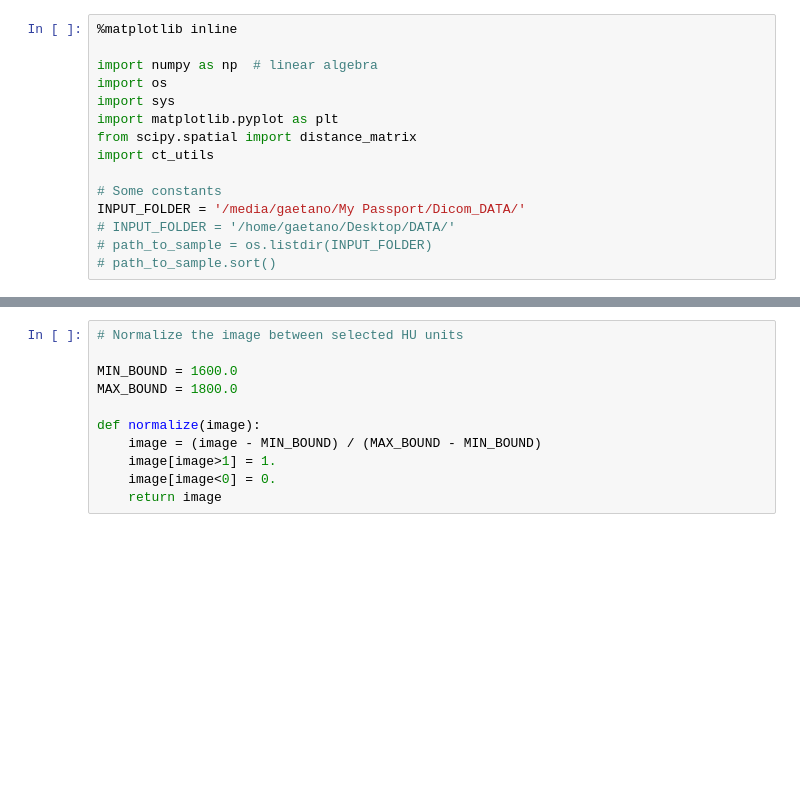
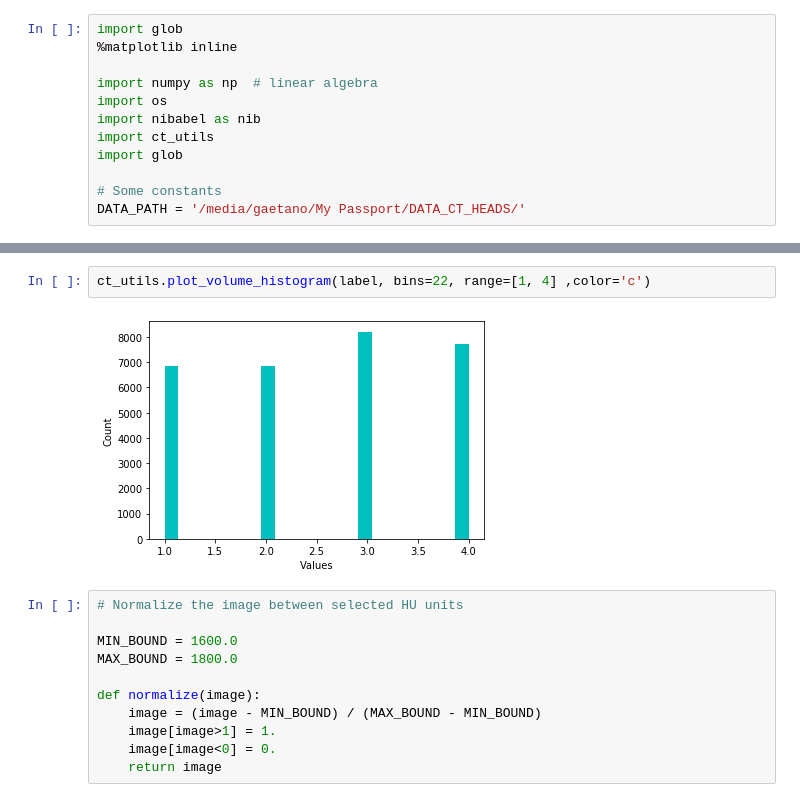
Before and after one commit to PlayWeird/utooth, a Jupyter notebook: preprocessing_dicom.ipynb, the cells around one changed output, grey strips where cells are left out. Drawn from its saved outputs; the diff is of its cells as text; blank space fills up the shorter version.

```diff
--- a/preprocessing_dicom.ipynb
+++ b/preprocessing_dicom.ipynb
@@ -1,15 +1,12 @@
 # %%
+import glob
 %matplotlib inline
 
 import numpy as np  # linear algebra
 import os
-import sys
-import matplotlib.pyplot as plt
-from scipy.spatial import distance_matrix
+import nibabel as nib
 import ct_utils
+import glob
 
 # Some constants
-INPUT_FOLDER = '/media/gaetano/My Passport/Dicom_DATA/'
-# INPUT_FOLDER = '/home/gaetano/Desktop/DATA/'
-# path_to_sample = os.listdir(INPUT_FOLDER)
-# path_to_sample.sort()
+DATA_PATH = '/media/gaetano/My Passport/DATA_CT_HEADS/'
@@ -119,3 +103,7 @@ ct_utils.plot_3d(jaw_isolated, 1500)
+# %%
+ct_utils.plot_volume_histogram(label, bins=22, range=[1, 4] ,color='c')
+# %% [output]
+[figure, added]
 # %%
 # Normalize the image between selected HU units
 
```
Also changed, not shown: parts of 16 cells of this notebook, 2 other files.
